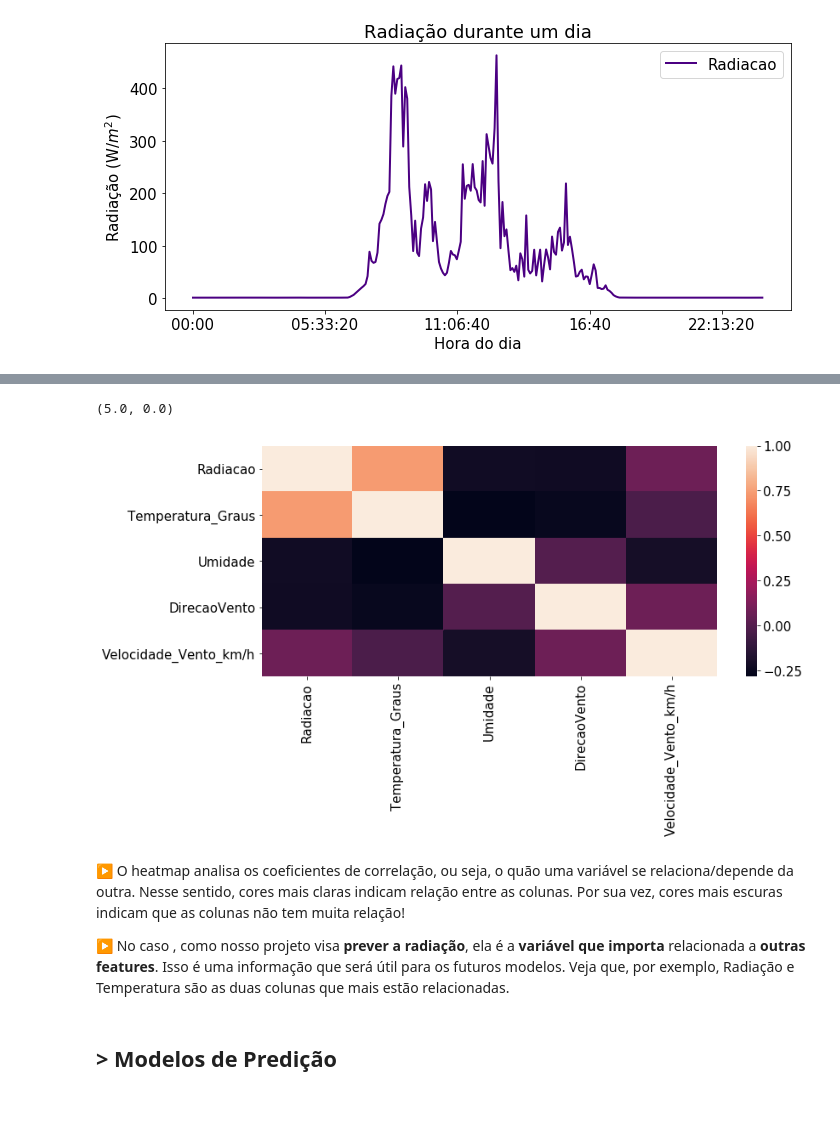
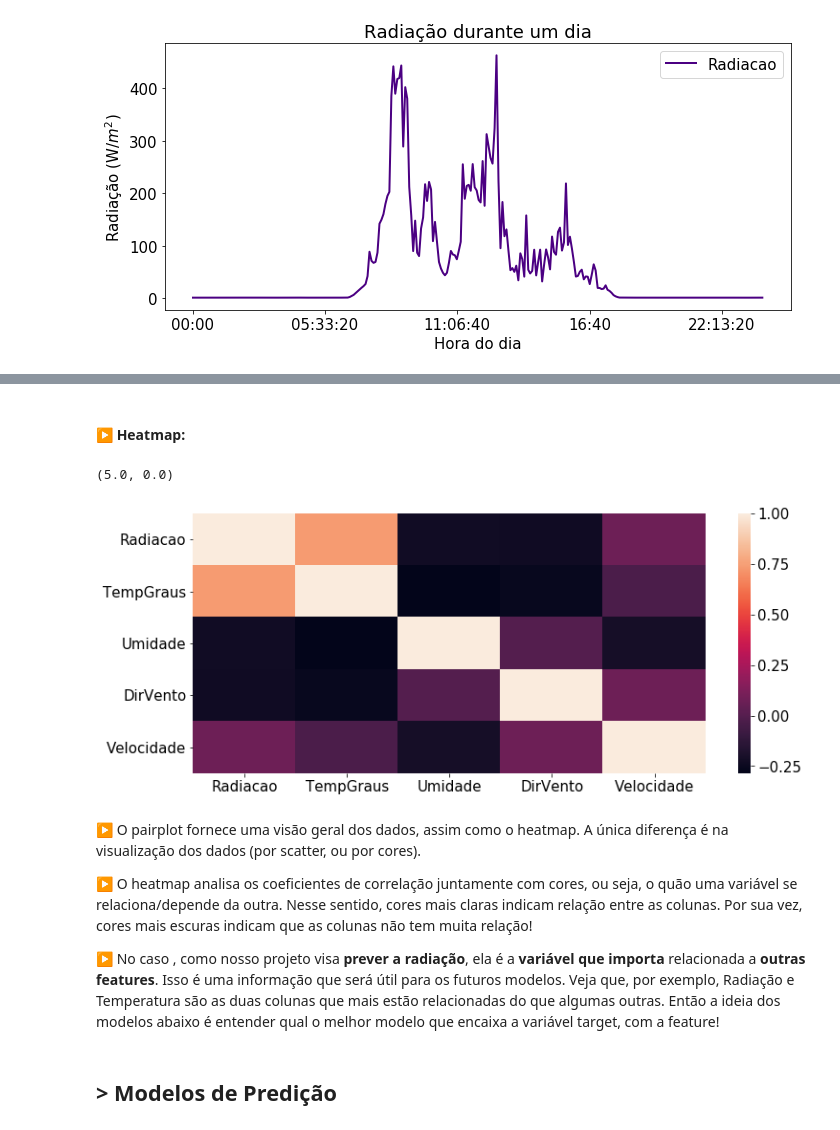
Before and after one commit to GustavoG-bot/projeto2data, a Jupyter notebook: projeto2.ipynb, the cells around one changed output, grey strips where cells are left out. Drawn from its saved outputs; the diff is of its cells as text; code cells hidden in the pictures.

Commit message:
adicionando análises

```diff
--- a/projeto2.ipynb
+++ b/projeto2.ipynb
@@ -121,19 +121,19 @@ dados_novo.head(5)
 
 dados_novo = dados_novo.rename(columns={"Day": "Dia", "Month": "Mes", "Year":"Ano", "Time":"Hora",
                                         "Radiation":"Radiacao", "Temperature":"Temperatura",
-                                        "Pressure":"Pressao", "Humidity":"Umidade", "WindDirection(Degrees)":"DirecaoVento",
+                                        "Pressure":"Pressao", "Humidity":"Umidade", "WindDirection(Degrees)":"DirVento",
                                         "Speed":"VelocidadeVento"})
 # %%
 #Aplicando mudanças de unidades:
 
 #Fahrenheit para Graus
-dados_novo["Temperatura_Graus"] = dados_novo.Temperatura.apply(converte_temp)
+dados_novo["TempGraus"] = dados_novo.Temperatura.apply(converte_temp)
 
 #Milhas por hora para km/h
-dados_novo["Velocidade_Vento_km/h"] = dados_novo.VelocidadeVento.apply(milhas_km)
+dados_novo["Velocidade"] = dados_novo.VelocidadeVento.apply(milhas_km)
 
 #Hg para atm
-dados_novo["Pressao_atm"] = dados_novo.Pressao.apply(hg_atm)
+dados_novo["Pressao(atm)"] = dados_novo.Pressao.apply(hg_atm)
 
 dados_novo.head(5)
 # %% [output]
@@ -145,7 +145,7 @@ dados_novo.head(5)
 | 4 | 29 | 9 | 2016 | 23:35:24 | 1.17 | 48 | 30.46 | 62 | 104.95 | ... |
 # %%
 #Realizando nova filtragem e organizando:
-dataframe = dados_novo.loc[:,['Dia','Mes','Ano','Hora','Radiacao','Temperatura_Graus',
-                        'Pressao_atm','Umidade','DirecaoVento','Velocidade_Vento_km/h']]
+dataframe = dados_novo.loc[:,['Dia','Mes','Ano','Hora','Radiacao','TempGraus',
+                        'Pressao(atm)','Umidade','DirVento','Velocidade']]
 dataframe.head(5)
 # %% [output]
@@ -260,0 +254,5 @@ plt.show()
+# %%
+#Fazendo um "pequeno" filtro para uma análise melhor dos dados, ou seja, pegando só variáveis quantitativas importantes:
+heat = dataframe.loc[:,['Radiacao','TempGraus',
+                        'Pressao(atm)','Umidade','DirVento','Velocidade']]
+heat.head(5)
@@ -261,23 +272,23 @@ plt.show()
+# %% [markdown]
+#### ▶ Heatmap:
 # %%
-#Fazendo um "pequeno" filtro para uma análise melhor dos dados, ou seja, pegando só variáveis quantitativas importantes:
-heat = dataframe.loc[:,['Radiacao','Temperatura_Graus',
-                        'Pressao_atm','Umidade','DirecaoVento','Velocidade_Vento_km/h']]
-
 #Calcula coeficientes de correlação (matriz):
 corr = heat.corr()
 
 #Plotando mapa de calor e fazendo alguns ajustes
 plt.figure(figsize = (12,5))
 ax = sns.heatmap(corr, xticklabels=corr.columns, yticklabels=corr.columns)
 baixo, topo = ax.get_ylim()
 ax.set_ylim(baixo + 0.5, topo - 0.5)
 # %% [output]
 (5.0, 0.0)
-[figure, old version]
+[figure, new version]
 # %% [markdown]
-▶ O heatmap analisa os coeficientes de correlação, ou seja, o quão uma variável se relaciona/depende da outra. Nesse sentido, cores mais claras indicam relação entre as colunas. Por sua vez, cores mais escuras indicam que as colunas não tem muita relação!
+▶ O pairplot fornece uma visão geral dos dados, assim como o heatmap. A única diferença é na visualização dos dados (por scatter, ou por cores).
 
-▶ No caso , como nosso projeto visa **prever a radiação**, ela é a **variável que importa** relacionada a **outras features**. Isso é uma informação que será útil para os futuros modelos. Veja que, por exemplo, Radiação e Temperatura são as duas colunas que mais estão relacionadas.
+▶ O heatmap analisa os coeficientes de correlação juntamente com cores, ou seja, o quão uma variável se relaciona/depende da outra. Nesse sentido, cores mais claras indicam relação entre as colunas. Por sua vez, cores mais escuras indicam que as colunas não tem muita relação!
+
+▶ No caso , como nosso projeto visa **prever a radiação**, ela é a **variável que importa** relacionada a **outras features**. Isso é uma informação que será útil para os futuros modelos. Veja que, por exemplo, Radiação e Temperatura são as duas colunas que mais estão relacionadas do que algumas outras. Então a ideia dos modelos abaixo é entender qual o melhor modelo que encaixa a variável target, com a feature!
 # %% [markdown]
 ## > Modelos de Predição
 # %% [markdown]
```
Also changed, not shown: parts of 9 cells of this notebook.
